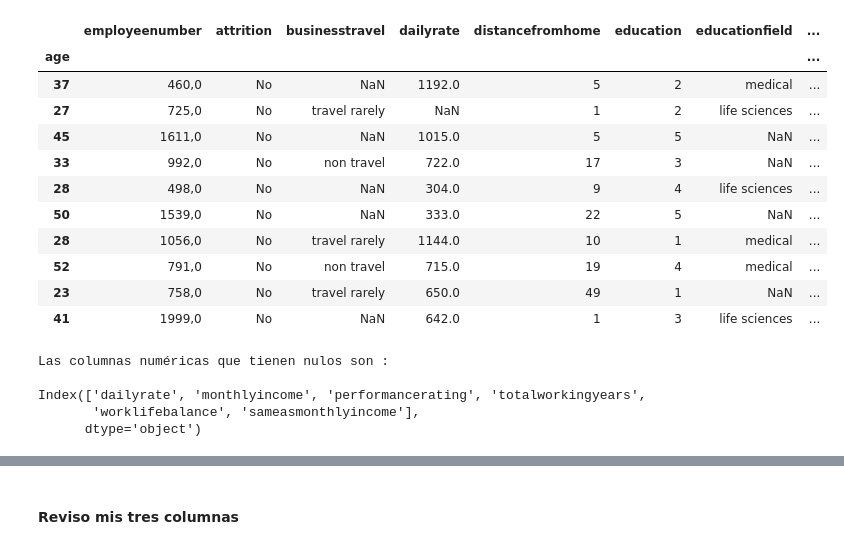
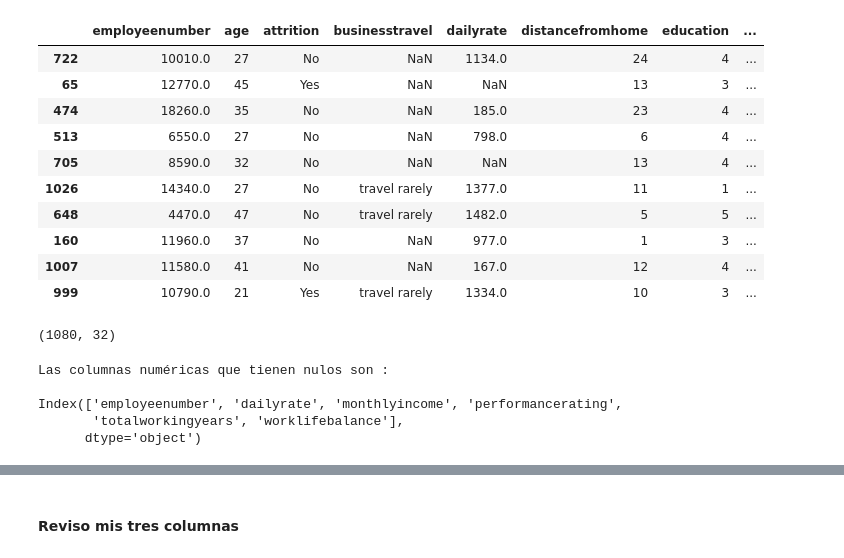
Before and after one commit to vanediar/proyecto-da-promo-a-pt-modulo-3-team-1, a Jupyter notebook: Limpieza/Limpieza_numericas.ipynb, the cells around one changed output, grey strips where cells are left out. Cells and saved outputs as stored; diff of their text form; code cells hidden in the pictures.

```diff
--- a/Limpieza/Limpieza_numericas.ipynb
+++ b/Limpieza/Limpieza_numericas.ipynb
@@ -22,21 +22,24 @@ import matplotlib.pyplot as plt
 # -----------------------------------------------------------------------
 pd.set_option('display.max_columns', None) # para poder visualizar todas las columnas de los DataFrames
 # %%
-df = pd.read_csv('df_superlimpiooo.csv', index_col= 1)
+df = pd.read_csv('df_superlimpiooo.csv')
 df.sample(10)
 # %% [output]
-|  | employeenumber | attrition | businesstravel | dailyrate | distancefromhome | education | educationfield | ... |
-| age |  |  |  |  |  |  |  | ... |
-| 37 | 460,0 | No | NaN | 1192.0 | 5 | 2 | medical | ... |
-| 27 | 725,0 | No | travel rarely | NaN | 1 | 2 | life sciences | ... |
-| 45 | 1611,0 | No | NaN | 1015.0 | 5 | 5 | NaN | ... |
-| 33 | 992,0 | No | non travel | 722.0 | 17 | 3 | NaN | ... |
-| 28 | 498,0 | No | NaN | 304.0 | 9 | 4 | life sciences | ... |
-| 50 | 1539,0 | No | NaN | 333.0 | 22 | 5 | NaN | ... |
-| 28 | 1056,0 | No | travel rarely | 1144.0 | 10 | 1 | medical | ... |
-| 52 | 791,0 | No | non travel | 715.0 | 19 | 4 | medical | ... |
-| 23 | 758,0 | No | travel rarely | 650.0 | 49 | 1 | NaN | ... |
-| 41 | 1999,0 | No | NaN | 642.0 | 1 | 3 | life sciences | ... |
+|  | employeenumber | age | attrition | businesstravel | dailyrate | distancefromhome | education | ... |
+| 722 | 10010.0 | 27 | No | NaN | 1134.0 | 24 | 4 | ... |
+| 65 | 12770.0 | 45 | Yes | NaN | NaN | 13 | 3 | ... |
+| 474 | 18260.0 | 35 | No | NaN | 185.0 | 23 | 4 | ... |
+| 513 | 6550.0 | 27 | No | NaN | 798.0 | 6 | 4 | ... |
+| 705 | 8590.0 | 32 | No | NaN | NaN | 13 | 4 | ... |
+| 1026 | 14340.0 | 27 | No | travel rarely | 1377.0 | 11 | 1 | ... |
+| 648 | 4470.0 | 47 | No | travel rarely | 1482.0 | 5 | 5 | ... |
+| 160 | 11960.0 | 37 | No | NaN | 977.0 | 1 | 3 | ... |
+| 1007 | 11580.0 | 41 | No | NaN | 167.0 | 12 | 4 | ... |
+| 999 | 10790.0 | 21 | Yes | travel rarely | 1334.0 | 10 | 3 | ... |
+# %%
+df.shape
+# %% [output]
+(1080, 32)
 # %%
 # Obtenemos la lista de columnas numericas que tienen nulos
 nulos_esta_num = df[df.columns[df.isnull().any()]].select_dtypes(include = np.number).columns
@@ -45,8 +48,8 @@ print(nulos_esta_num)
 # %% [output]
 Las columnas numéricas que tienen nulos son :
 
-Index(['dailyrate', 'monthlyincome', 'performancerating', 'totalworkingyears',
-       'worklifebalance', 'sameasmonthlyincome'],
+Index(['employeenumber', 'dailyrate', 'monthlyincome', 'performancerating',
+       'totalworkingyears', 'worklifebalance'],
       dtype='object')
 # %%
 #funcion para calcular el porcentaje de valores nulos en las variables categoricas
```
Also changed, not shown: parts of 23 cells of this notebook, 1 other file.
